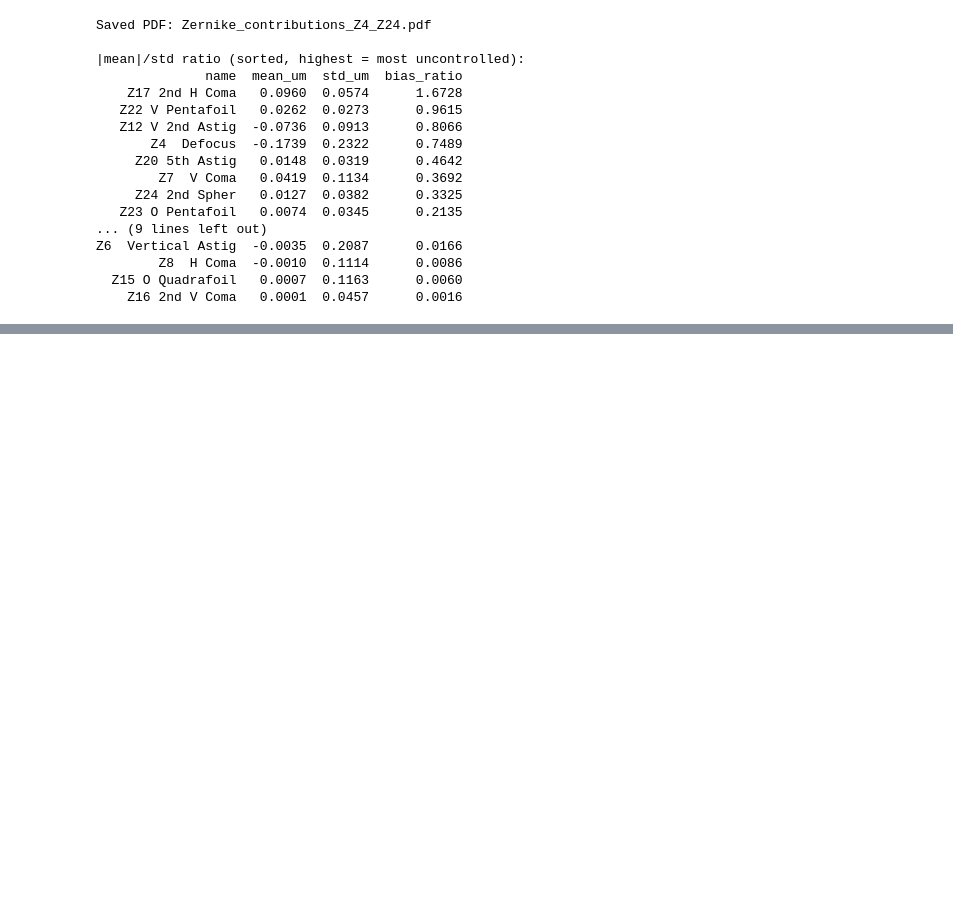
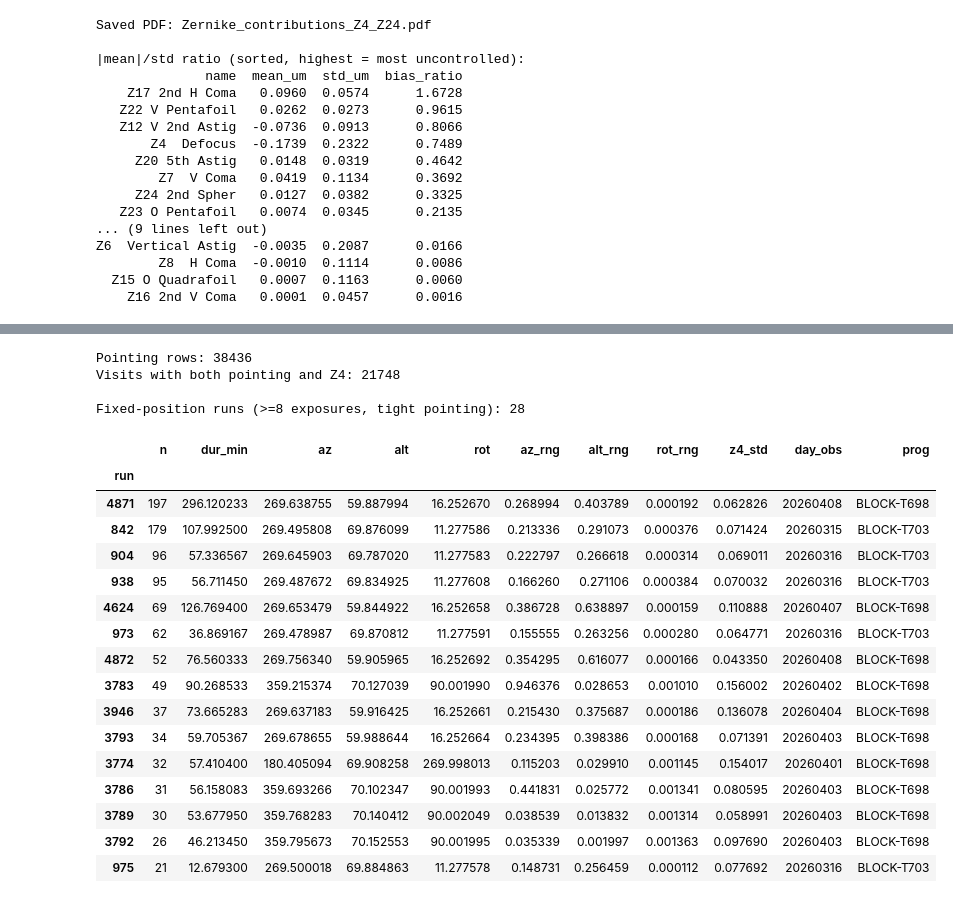
Before and after one commit to bstalder/notebooks, a Jupyter notebook: earlyoperations/optical_psf/MTAOS_Z4_Focus_Trends.ipynb, the cells around one changed output, grey strips where cells are left out. Drawn from its saved outputs; the diff is of its cells as text; code cells hidden in the pictures; blank space fills up the shorter version.

```diff
--- a/earlyoperations/optical_psf/MTAOS_Z4_Focus_Trends.ipynb
+++ b/earlyoperations/optical_psf/MTAOS_Z4_Focus_Trends.ipynb
@@ -867,0 +884,79 @@ Z6  Vertical Astig  -0.0035  0.2087      0.0166
+# %%
+# ── Pull telescope pointing for all science exposures, join to per-visit Z4 ──────
+_sql_pt = (
+    f"SELECT day_obs, seq_num, exposure_id, obs_start, "
+    f"azimuth, altitude, sky_rotation, zenith_distance, "
+    f"target_name, science_program "
+    f"FROM {SCHEMA}.exposure "
+    f"WHERE img_type = 'science' "
+    f"AND day_obs BETWEEN {day_obs_start} AND {day_obs_end} "
+    f"ORDER BY day_obs, seq_num"
+)
+df_pt = consdb_query(_sql_pt)
+df_pt["obs_start"] = pd.to_datetime(df_pt["obs_start"], utc=True)
+for _c in ["azimuth", "altitude", "sky_rotation"]:
+    df_pt[_c] = pd.to_numeric(df_pt[_c], errors="coerce")
+print(f"Pointing rows: {len(df_pt)}")
+
+# Per-visit Z4 (mean across the four corner sensors) from the cached WFE table.
+_pv = (
+    df_wfe.assign(visitId=pd.to_numeric(df_wfe["visitId"], errors="coerce"))
+    .groupby("visitId")["z4_um"]
+    .agg(z4_mean="mean", z4_std="std", n="count")
+    .reset_index()
+)
+# visitId == exposure_id (day_obs * 1e5 + seq_num).
+df_fix = df_pt.merge(_pv, left_on="exposure_id", right_on="visitId", how="inner")
+df_fix = df_fix.sort_values("obs_start").reset_index(drop=True)
+print(f"Visits with both pointing and Z4: {len(df_fix)}")
+
+# ── Identify fixed-position runs ────────────────────────────────────────────────
+AZ_TOL, ALT_TOL, ROT_TOL, GAP_S = 0.5, 0.5, 1.0, 600
+_daz = np.minimum(df_fix["azimuth"].diff().abs(), 360 - df_fix["azimuth"].diff().abs())
+_dalt = df_fix["altitude"].diff().abs()
+_drot = np.minimum(df_fix["sky_rotation"].diff().abs(), 360 - df_fix["sky_rotation"].diff().abs())
+_dt = df_fix["obs_start"].diff().dt.total_seconds()
+
+_same = (_daz < AZ_TOL) & (_dalt < ALT_TOL) & (_drot < ROT_TOL) & (_dt < GAP_S)
+df_fix["run"] = (~_same).cumsum()
+
+df_runs = df_fix.groupby("run").agg(
+    n=("exposure_id", "size"),
+    t0=("obs_start", "min"), t1=("obs_start", "max"),
+    az=("azimuth", "mean"), alt=("altitude", "mean"), rot=("sky_rotation", "mean"),
+    az_rng=("azimuth", lambda x: x.max() - x.min()),
+    alt_rng=("altitude", lambda x: x.max() - x.min()),
+    rot_rng=("sky_rotation", lambda x: x.max() - x.min()),
+    z4_std=("z4_mean", "std"), z4_mean=("z4_mean", "mean"),
+    day_obs=("day_obs", "first"), target=("target_name", "first"),
+    prog=("science_program", "first"),
+)
+df_runs["dur_min"] = (df_runs["t1"] - df_runs["t0"]).dt.total_seconds() / 60
+
+_long = df_runs[(df_runs["n"] >= 8) & (df_runs["az_rng"] < 1.0)
+                & (df_runs["alt_rng"] < 1.0)].sort_values("n", ascending=False)
+print(f"\nFixed-position runs (>=8 exposures, tight pointing): {len(_long)}")
+display(_long[["n", "dur_min", "az", "alt", "rot",
+               "az_rng", "alt_rng", "rot_rng", "z4_std", "day_obs", "prog"]].head(15))
+# %% [output]
+Pointing rows: 38436
+Visits with both pointing and Z4: 21748
+
+Fixed-position runs (>=8 exposures, tight pointing): 28
+|  | n | dur_min | az | alt | rot | az_rng | alt_rng | rot_rng | z4_std | day_obs | prog |
+| run |  |  |  |  |  |  |  |  |  |  |  |
+| 4871 | 197 | 296.120233 | 269.638755 | 59.887994 | 16.252670 | 0.268994 | 0.403789 | 0.000192 | 0.062826 | 20260408 | BLOCK-T698 |
+| 842 | 179 | 107.992500 | 269.495808 | 69.876099 | 11.277586 | 0.213336 | 0.291073 | 0.000376 | 0.071424 | 20260315 | BLOCK-T703 |
+| 904 | 96 | 57.336567 | 269.645903 | 69.787020 | 11.277583 | 0.222797 | 0.266618 | 0.000314 | 0.069011 | 20260316 | BLOCK-T703 |
+| 938 | 95 | 56.711450 | 269.487672 | 69.834925 | 11.277608 | 0.166260 | 0.271106 | 0.000384 | 0.070032 | 20260316 | BLOCK-T703 |
+| 4624 | 69 | 126.769400 | 269.653479 | 59.844922 | 16.252658 | 0.386728 | 0.638897 | 0.000159 | 0.110888 | 20260407 | BLOCK-T698 |
+| 973 | 62 | 36.869167 | 269.478987 | 69.870812 | 11.277591 | 0.155555 | 0.263256 | 0.000280 | 0.064771 | 20260316 | BLOCK-T703 |
+| 4872 | 52 | 76.560333 | 269.756340 | 59.905965 | 16.252692 | 0.354295 | 0.616077 | 0.000166 | 0.043350 | 20260408 | BLOCK-T698 |
+| 3783 | 49 | 90.268533 | 359.215374 | 70.127039 | 90.001990 | 0.946376 | 0.028653 | 0.001010 | 0.156002 | 20260402 | BLOCK-T698 |
+| 3946 | 37 | 73.665283 | 269.637183 | 59.916425 | 16.252661 | 0.215430 | 0.375687 | 0.000186 | 0.136078 | 20260404 | BLOCK-T698 |
+| 3793 | 34 | 59.705367 | 269.678655 | 59.988644 | 16.252664 | 0.234395 | 0.398386 | 0.000168 | 0.071391 | 20260403 | BLOCK-T698 |
+| 3774 | 32 | 57.410400 | 180.405094 | 69.908258 | 269.998013 | 0.115203 | 0.029910 | 0.001145 | 0.154017 | 20260401 | BLOCK-T698 |
+| 3786 | 31 | 56.158083 | 359.693266 | 70.102347 | 90.001993 | 0.441831 | 0.025772 | 0.001341 | 0.080595 | 20260403 | BLOCK-T698 |
+| 3789 | 30 | 53.677950 | 359.768283 | 70.140412 | 90.002049 | 0.038539 | 0.013832 | 0.001314 | 0.058991 | 20260403 | BLOCK-T698 |
+| 3792 | 26 | 46.213450 | 359.795673 | 70.152553 | 90.001995 | 0.035339 | 0.001997 | 0.001363 | 0.097690 | 20260403 | BLOCK-T698 |
+| 975 | 21 | 12.679300 | 269.500018 | 69.884863 | 11.277578 | 0.148731 | 0.256459 | 0.000112 | 0.077692 | 20260316 | BLOCK-T703 |
```
Also changed, not shown: parts of 9 cells of this notebook, 2 other files.
